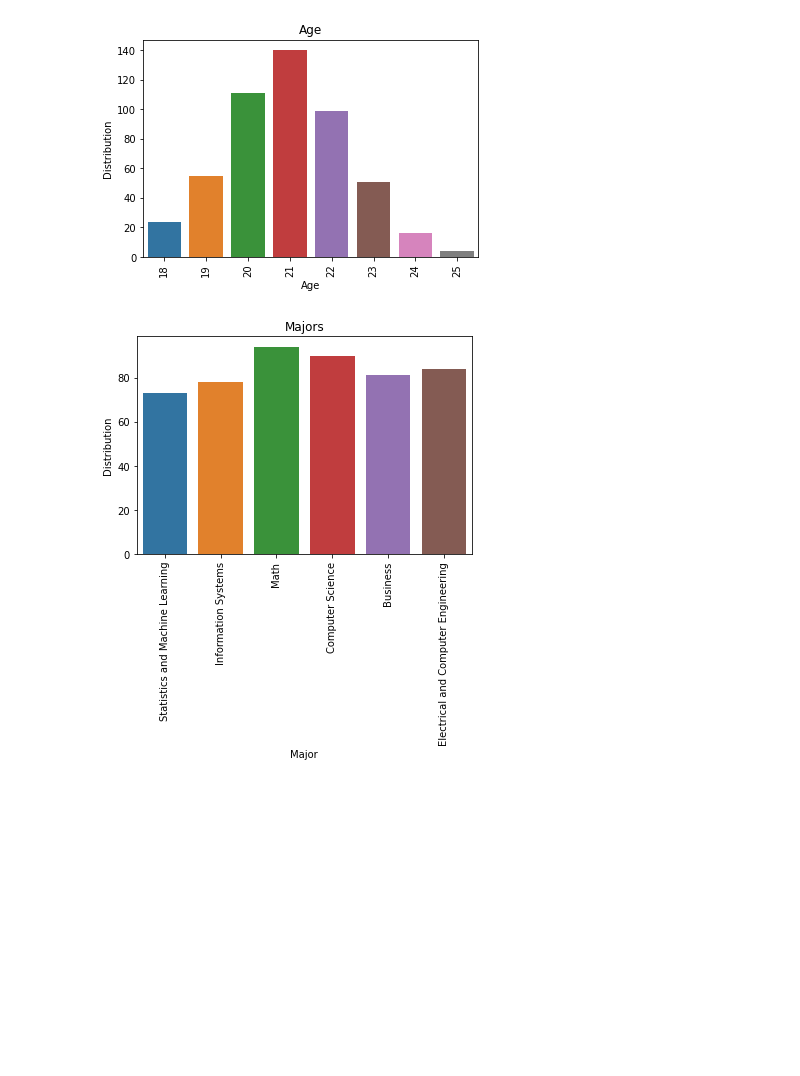
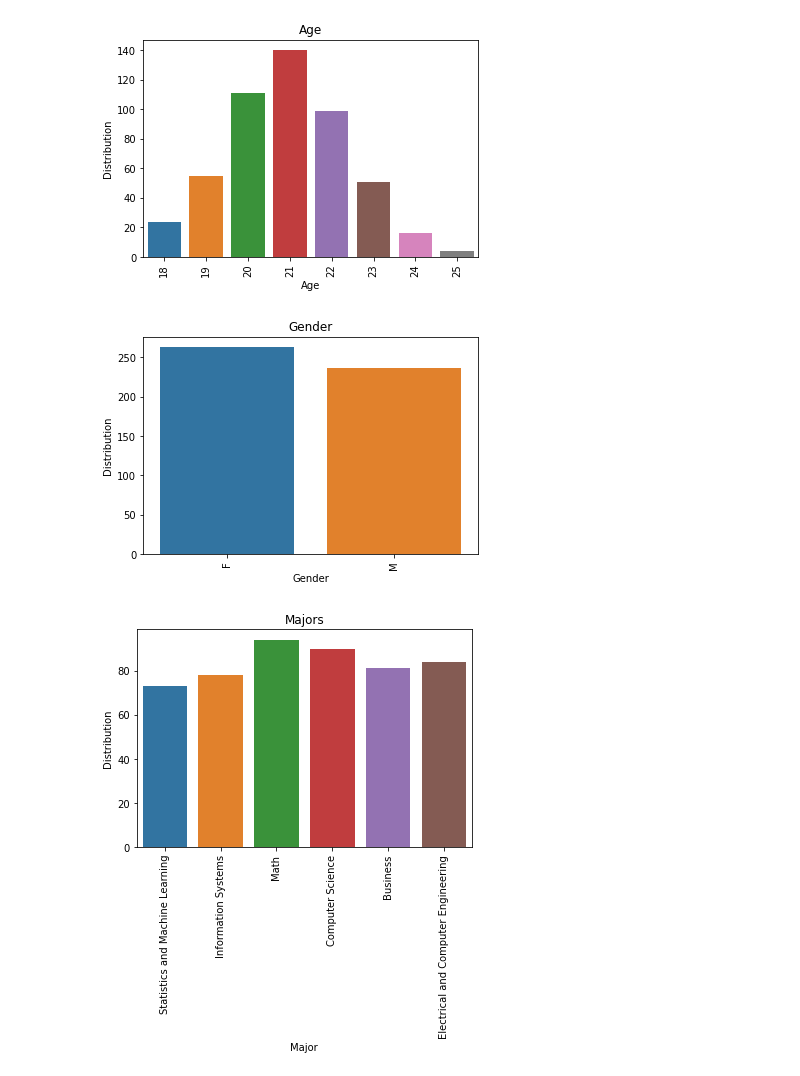
Before and after one commit to CMU-17313Q/fall23-nodebb-inshallah-a, a Jupyter notebook: P4/Jupyter_Notebook_Setup_P4.ipynb, the cells around one changed output. Drawn from its saved outputs; the diff is of its cells as text; code cells hidden in the pictures; blank space fills up the shorter version.

```diff
--- a/P4/Jupyter_Notebook_Setup_P4.ipynb
+++ b/P4/Jupyter_Notebook_Setup_P4.ipynb
@@ -59,6 +59,15 @@ plt.xticks(rotation=90)
 plt.show()
 # %% [output]
 [figure]
+# %%
+#Plotting the distribution of the test dataset (Gender)
+plt.title('Gender')
+sns.countplot(x='Gender', data=test_data)
+plt.ylabel('Distribution')
+plt.xticks(rotation=90)
+plt.show()
+# %% [output]
+[figure, added]
 # %%
 #Plotting the distribution of the test dataset (Majors)
 plt.title('Majors')
```
Also changed, not shown: parts of 2 cells of this notebook.
